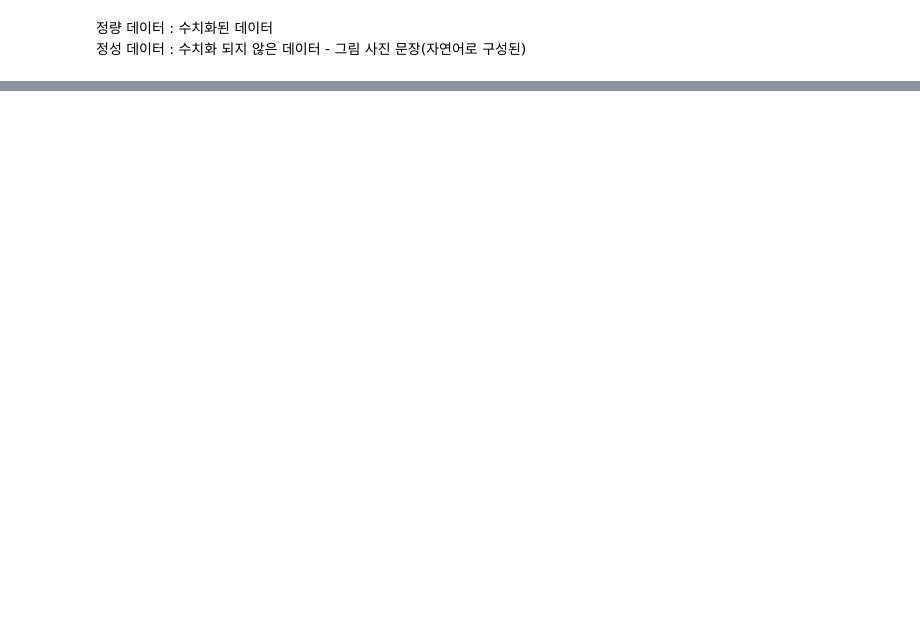
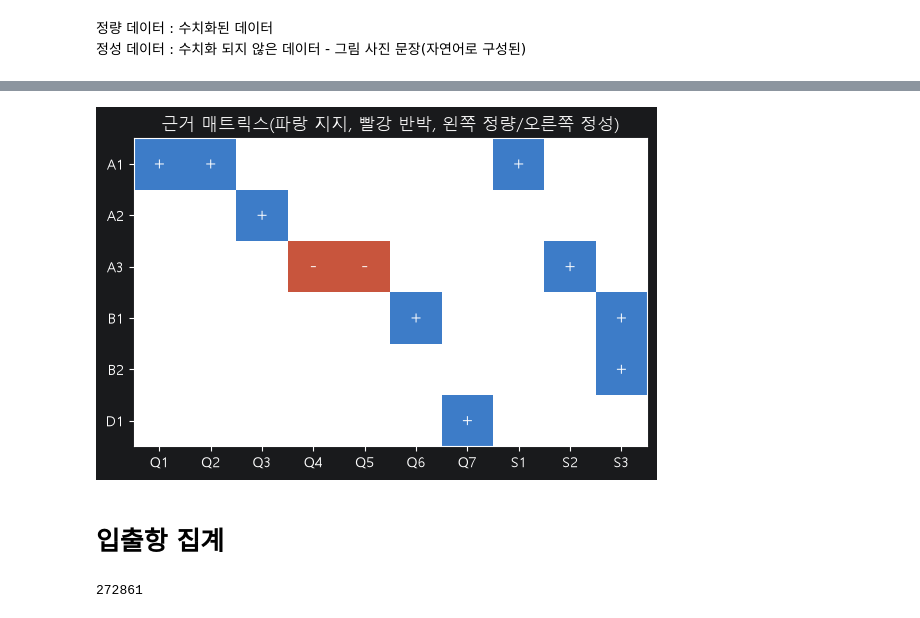
Before and after one commit to dorothy1088/final1, a Jupyter notebook: final1.ipynb, the cells around one changed output, grey strips where cells are left out. Saved outputs shown, nothing was run; the diff lists cells and outputs as text; code cells hidden in the pictures; blank space fills up the shorter version.

```diff
--- a/final1.ipynb
+++ b/final1.ipynb
@@ -72,9 +71,18 @@ plt.show()
 # %%
 fig, ax = plt.subplots(figsize=(9,4))
 ax.imshow(matrix.values, cmap=cmap, vmin=-1, vmax=1)
 
+for i in range(matrix.shape[0]):
+    for j in range(matrix.shape[1]):
+        value = matrix.iloc[i, j]
+        if value:
+            ax.text(j,i, "+" if value > 0 else "-", ha="center", va="center", color="white", fontsize=13)
+# 왜 j i라 할까? x와 y는 뒤집혀있기 때문에
+# 이미지 분석시 세로와 가로 위치가 바뀜
 
-
-
+ax.set_xticks(range(len(evidence_ids)), evidence_ids)
+ax.set_yticks(range(len(claims)), claims)
 ax.set_title('근거 매트릭스(파랑 지지, 빨강 반박, 왼쪽 정량/오른쪽 정성)')
 plt.show()
+# %% [output]
+[figure, added]
@@ -80,0 +108,10 @@ plt.show()
+# %% [markdown]
+# 입출항 집계
+# %%
+d004 = load_dataset('입출항',['입항일시'])
+d004['입항'] = pd.to_datetime(d004['입항일시'], format='%Y-%m-%d %H:%M', errors='coerce')
+d004 = d004[d004['입항'].dt.year.between(2019,2024)]
+
+print(len(d004))
+# %% [output]
+272861
```
Also changed, not shown: parts of 20 cells of this notebook, 2 other files.
